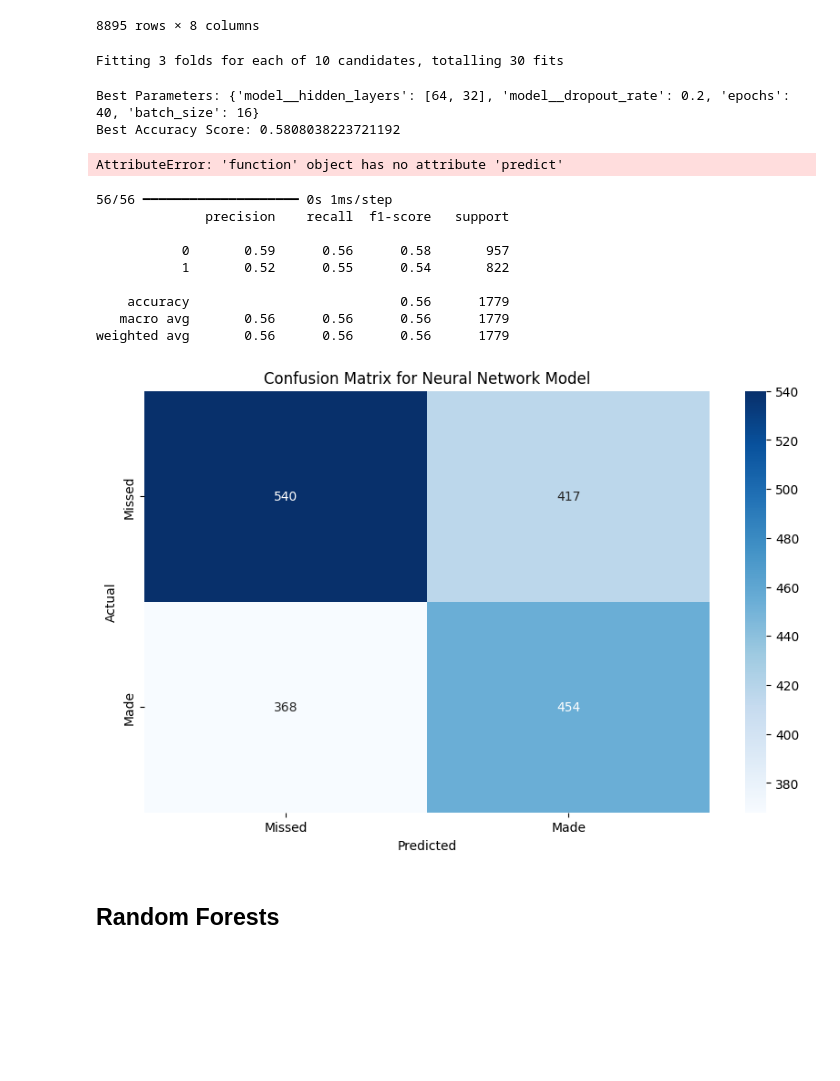
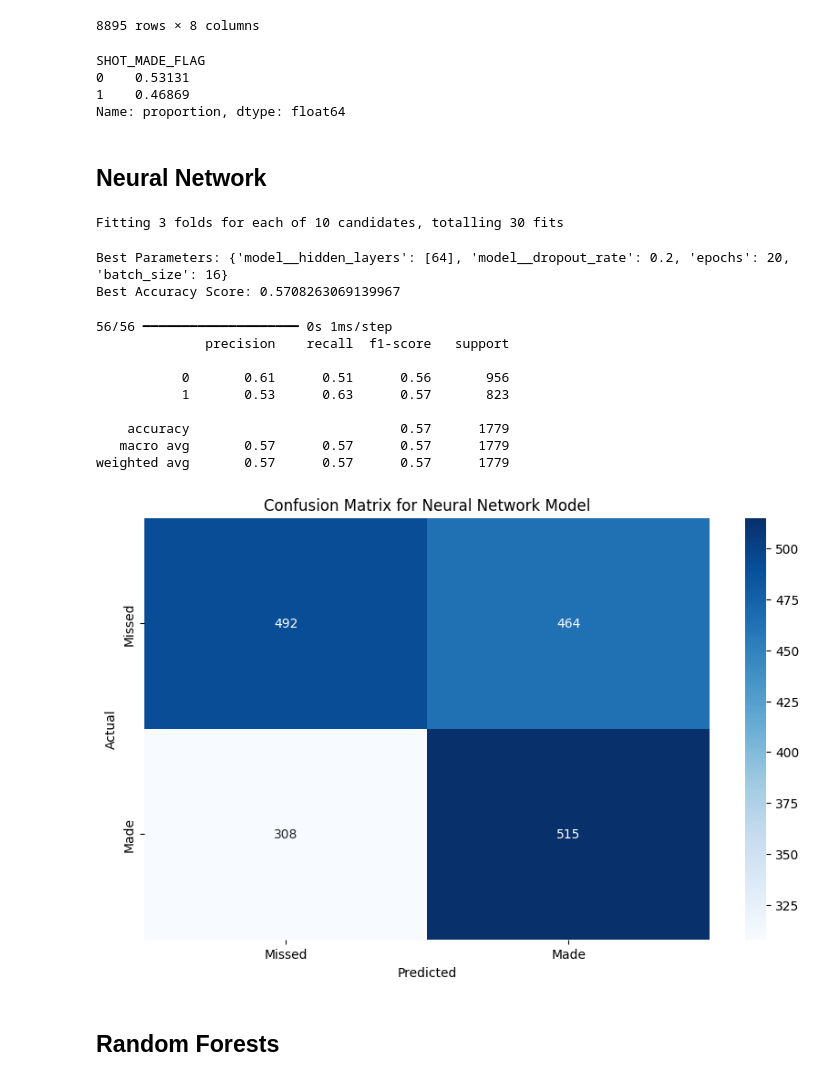
Before and after one commit to raulsharma21/NBA-Actions, a Jupyter notebook: code/shot_predictor.ipynb, the cells around one changed output. Saved outputs shown, nothing was run; the diff lists cells and outputs as text; code cells hidden in the pictures; blank space fills up the shorter version.

```diff
--- a/code/shot_predictor.ipynb
+++ b/code/shot_predictor.ipynb
@@ -55,18 +55,36 @@ df
 | 8893 | 5 | Driving Floating Jump Shot | 70 | 142 | 1 | 147 | OKC | 0 |
 | 8894 | 5 | Pullup Jump shot | 225 | 74 | 1 | 29 | OKC | 0 |
 8895 rows × 8 columns
+# %%
+X = pd.get_dummies(df.drop(columns=['SHOT_MADE_FLAG']), columns=['ACTION_TYPE', 'Opponent'])
+X = X.astype('float32')
+y = df['SHOT_MADE_FLAG']
+
+X_train, X_test, y_train, y_test = train_test_split(X, y, test_size=0.2, random_state=42)
+
+y.value_counts(normalize=True)
+# %% [output]
+SHOT_MADE_FLAG
+0    0.53131
+1    0.46869
+Name: proportion, dtype: float64
+# %% [markdown]
+## Neural Network
 # %%
 from sklearn.metrics import classification_report, confusion_matrix
 from sklearn.model_selection import RandomizedSearchCV
 from scikeras.wrappers import KerasClassifier
+from sklearn.utils import class_weight
 import matplotlib.pyplot as plt
 import seaborn as sns
 
-X = pd.get_dummies(df.drop(columns=['SHOT_MADE_FLAG']), columns=['ACTION_TYPE', 'Opponent'])
-X = X.astype('float32')
-y = df['SHOT_MADE_FLAG']
+weights = class_weight.compute_class_weight(
+    class_weight='balanced',
+    classes=np.unique(y_train),
+    y=y_train
+)
+weights_dict = dict(enumerate(weights))
 
-X_train, X_test, y_train, y_test = train_test_split(X, y, test_size=0.2, random_state=42)
 def build_model(hidden_layers = [64,  32], dropout_rate=0.2):
     model = keras.Sequential()
     model.add(keras.layers.Dense(hidden_layers[0], activation='relu', input_shape=(X_train.shape[1],)))
@@ -80,7 +98,7 @@ def build_model(hidden_layers = [64,  32], dropout_rate=0.2):
     model.compile(optimizer='adam', loss='binary_crossentropy', metrics=['accuracy'])
     return model
 
-model = KerasClassifier(model = build_model, verbose=0)
+model = KerasClassifier(model = build_model, verbose=0, class_weight=weights_dict)
 param_grid = {
     'model__hidden_layers': [[64], [32,16], [64, 32], [128, 64]],
     'model__dropout_rate': [0.1, 0.2, 0.3],
@@ -95,33 +113,32 @@ print(f'Best Parameters: {random_search.best_params_}')
 print(f'Best Accuracy Score: {random_search.best_score_}')
 # %% [output]
 Fitting 3 folds for each of 10 candidates, totalling 30 fits
-Best Parameters: {'model__hidden_layers': [64, 32], 'model__dropout_rate': 0.2, 'epochs': 40, 'batch_size': 16}
-Best Accuracy Score: 0.5808038223721192
+Best Parameters: {'model__hidden_layers': [64], 'model__dropout_rate': 0.2, 'epochs': 20, 'batch_size': 16}
+Best Accuracy Score: 0.5708263069139967
-AttributeError: 'function' object has no attribute 'predict'
 # %%
 best_model = random_search.best_estimator_.model_
 y_pred_probs = best_model.predict(X_test)
-y_pred = (y_pred_probs > 0.485).astype(int).flatten()
+y_pred = (y_pred_probs > 0.5).astype(int).flatten()
 cm = confusion_matrix(y_test, y_pred)
 print(classification_report(y_test, y_pred))
 
 plt.figure(figsize=(10, 6))
 sns.heatmap(cm, annot=True, fmt='d', cmap='Blues', xticklabels=['Missed', 'Made'], yticklabels=['Missed', 'Made'])
 plt.title('Confusion Matrix for Neural Network Model')
 plt.xlabel('Predicted')
 plt.ylabel('Actual')
 plt.show()
 # %% [output]
 56/56 ━━━━━━━━━━━━━━━━━━━━ 0s 1ms/step
               precision    recall  f1-score   support
 
-           0       0.59      0.56      0.58       957
-           1       0.52      0.55      0.54       822
+           0       0.61      0.51      0.56       956
+           1       0.53      0.63      0.57       823
 
-    accuracy                           0.56      1779
-   macro avg       0.56      0.56      0.56      1779
-weighted avg       0.56      0.56      0.56      1779
+    accuracy                           0.57      1779
+   macro avg       0.57      0.57      0.57      1779
+weighted avg       0.57      0.57      0.57      1779
-[figure, old version]
+[figure, new version]
 # %% [markdown]
 ## Random Forests
 # %%
```
Also changed, not shown: parts of 15 cells of this notebook.
